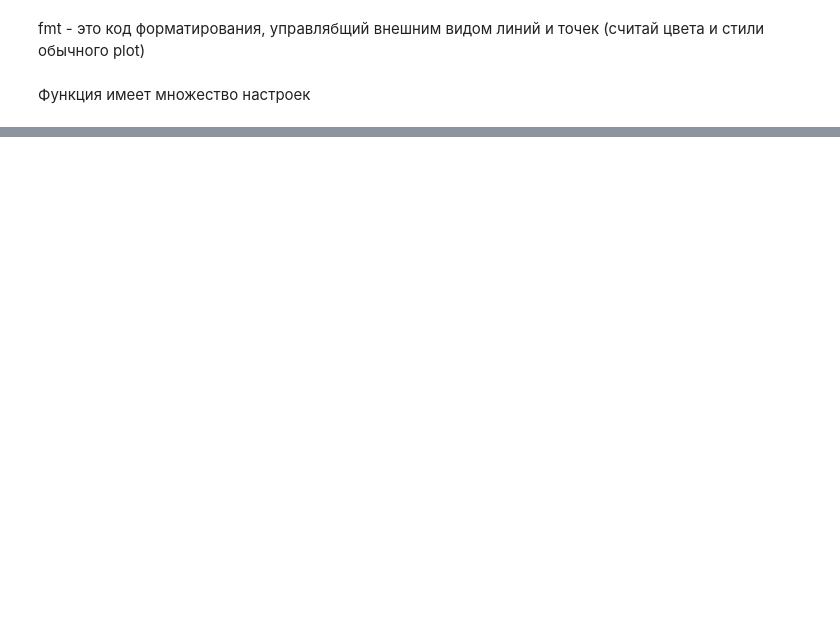
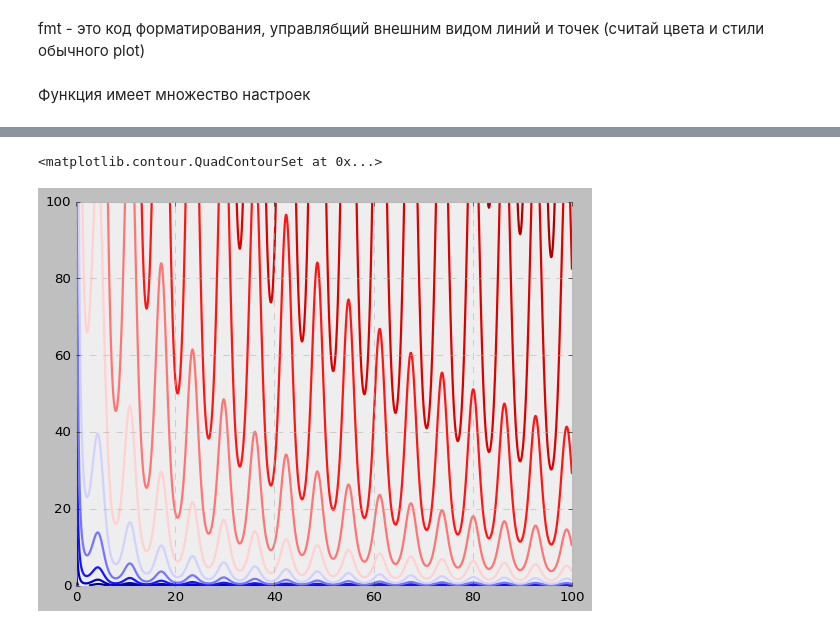
Before and after one commit to Mentaltired/Python_data_science_handbook_abstract, a Jupyter notebook: Глава 4. Matplotlib.ipynb, the cells around one changed output, grey strips where cells are left out. Cells and saved outputs as stored; diff of their text form; code cells hidden in the pictures; blank space fills up the shorter version.

```diff
--- a/Глава 4. Matplotlib.ipynb
+++ b/Глава 4. Matplotlib.ipynb
@@ -386,0 +407,5 @@ plt.errorbar(x, y, yerr=dy, fmt='.', color='black',
+# %%
+plt.contour(X, Y, Z, 10, cmap='seismic')
+# %% [output]
+<matplotlib.contour.QuadContourSet at 0x...>
+[figure, added]
```
Also changed, not shown: parts of 43 cells of this notebook.
